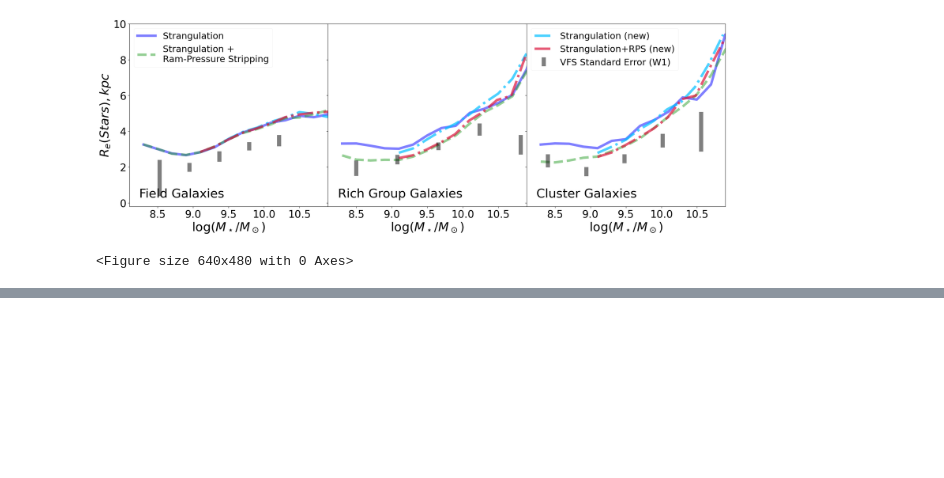
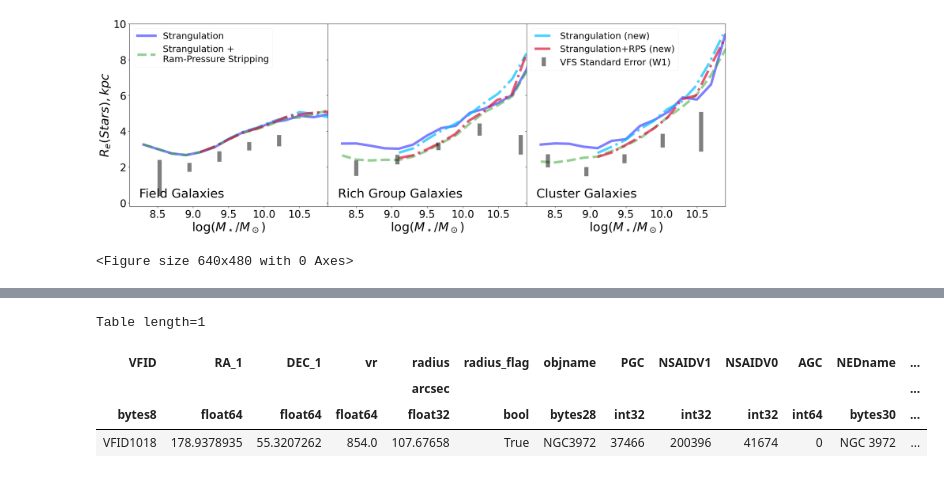
Before and after one commit to Kyssuber/research, a Jupyter notebook: data_analysis/virgowise_plots.ipynb, the cells around one changed output, grey strips where cells are left out. Cells and saved outputs as stored; diff of their text form; code cells hidden in the pictures; blank space fills up the shorter version.

```diff
--- a/data_analysis/virgowise_plots.ipynb
+++ b/data_analysis/virgowise_plots.ipynb
@@ -450,7 +439,3 @@ Errors (SAMs):
 # %% [output]
 [figure]
 <Figure size 640x480 with 0 Axes>
-# %%
-vf=Table.read(homedir+'/v2_snrcoadd.fits')
-subsample_flag = vf['subsample_flag']
-vf_cut = vf[subsample_flag]
@@ -568,0 +454,8 @@ Table length=100
+# %%
+vf[vf['VFID']=='VFID1018']
+# %% [output]
+Table length=1
+| VFID | RA_1 | DEC_1 | vr | radius | radius_flag | objname | PGC | NSAIDV1 | NSAIDV0 | AGC | NEDname | ... |
+|  |  |  |  | arcsec |  |  |  |  |  |  |  | ... |
+| bytes8 | float64 | float64 | float64 | float32 | bool | bytes28 | int32 | int32 | int32 | int64 | bytes30 | ... |
+| VFID1018 | 178.9378935 | 55.3207262 | 854.0 | 107.67658 | True | NGC3972 | 37466 | 200396 | 41674 | 0 | NGC 3972 | ... |
```
Also changed, not shown: parts of 23 cells of this notebook, 1 other file.
